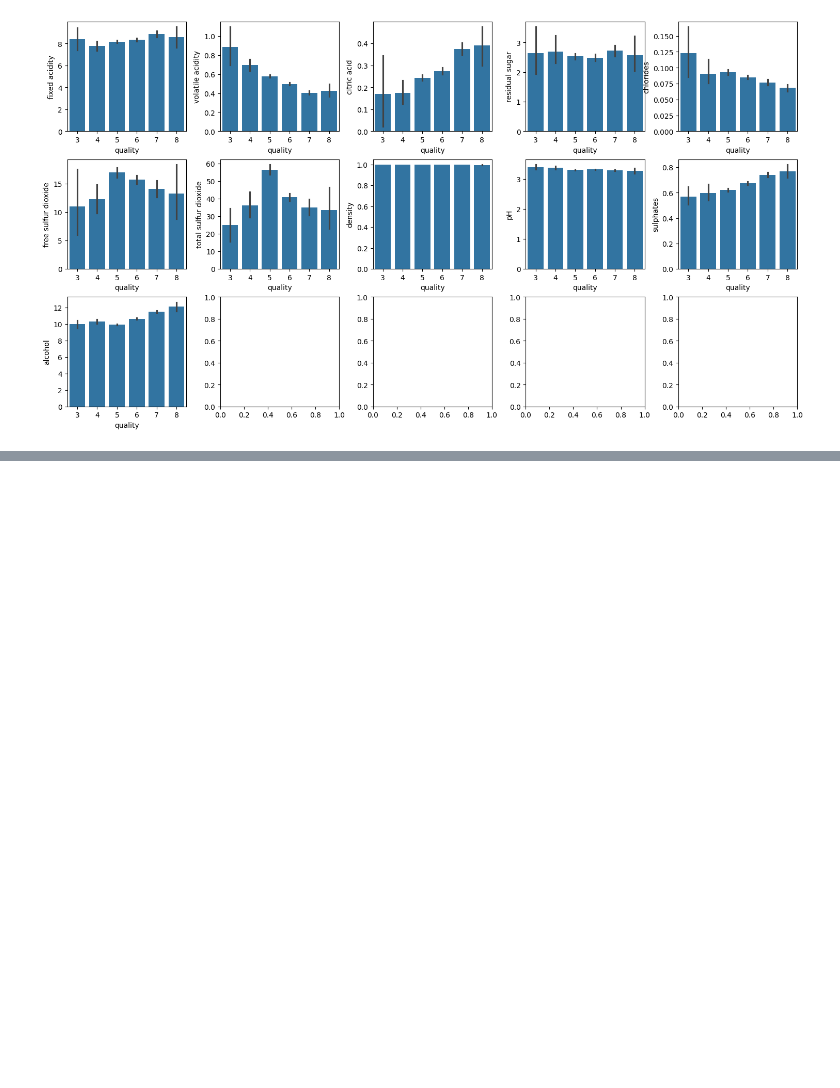
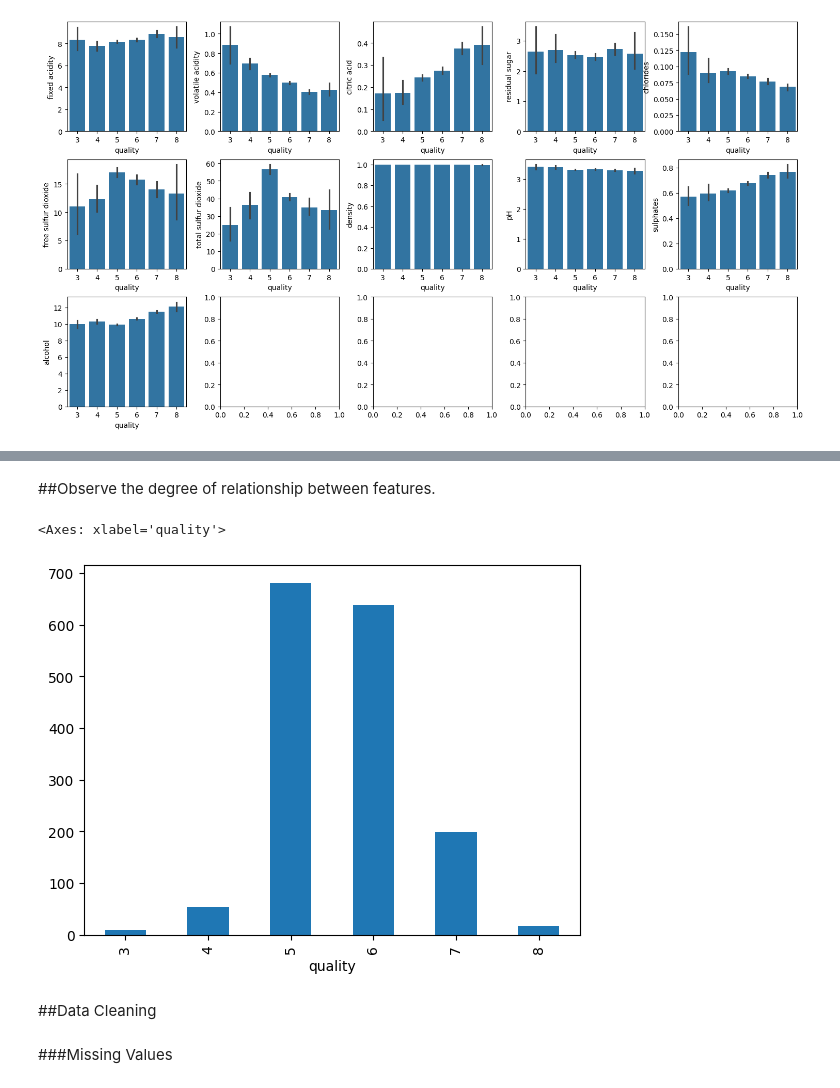
Before and after one commit to cindy12651269/Prediction_of_quality_of_Wine, a Jupyter notebook: Prediction_of_quality_of_Wine.ipynb, the cells around one changed output, grey strips where cells are left out. Cells and saved outputs as stored; diff of their text form; code cells hidden in the pictures; blank space fills up the shorter version.

```diff
--- a/Prediction_of_quality_of_Wine.ipynb
+++ b/Prediction_of_quality_of_Wine.ipynb
@@ -208,0 +220,12 @@ plt.show()
+# %% [markdown]
+##Observe the degree of relationship between features.
+# %%
+groups = wine.groupby('quality').size()
+groups.plot.bar()
+# %% [output]
+<Axes: xlabel='quality'>
+[figure, added]
+# %% [markdown]
+##Data Cleaning
+# %% [markdown]
+###Missing Values
```
Also changed, not shown: parts of 16 cells of this notebook.
